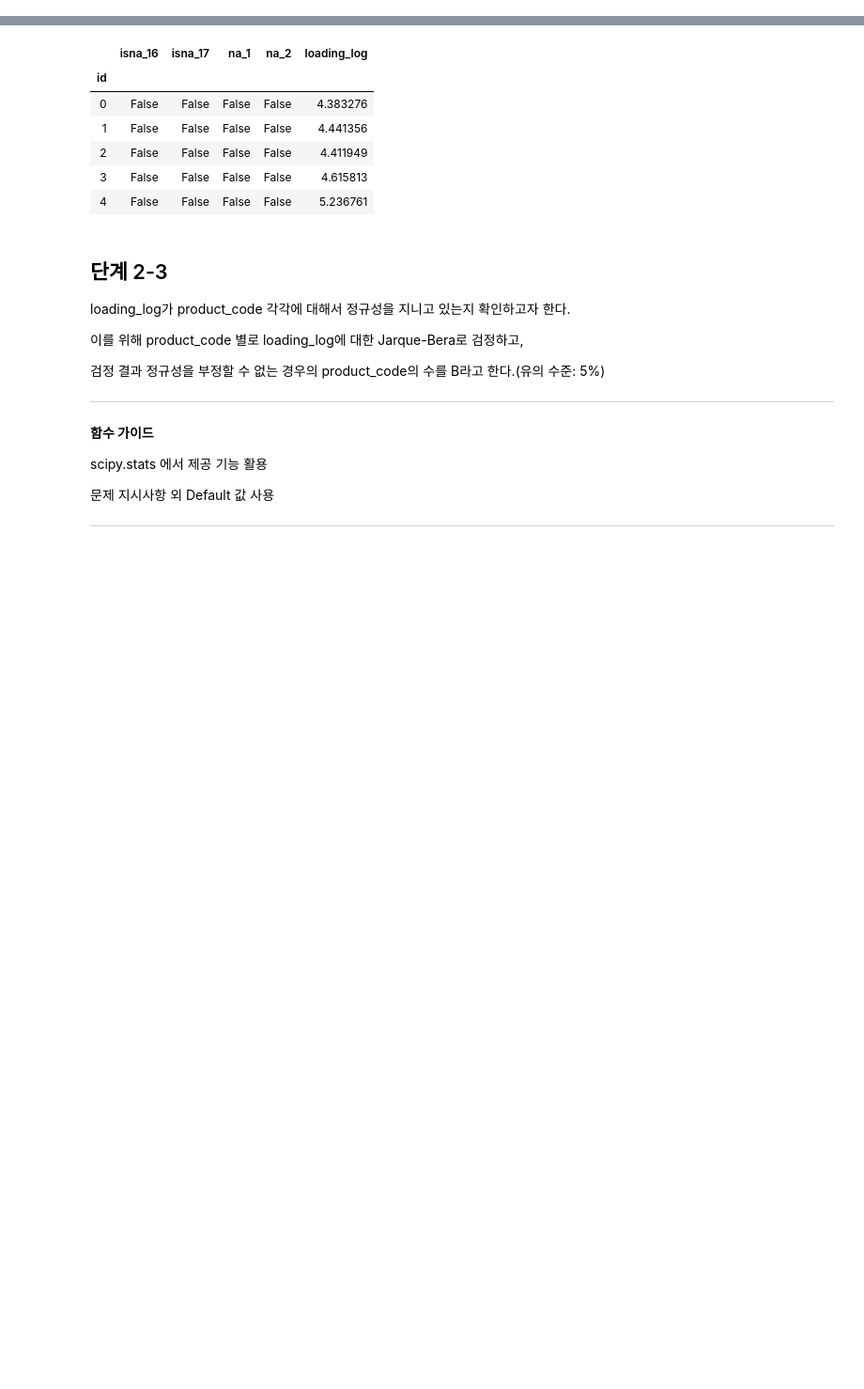
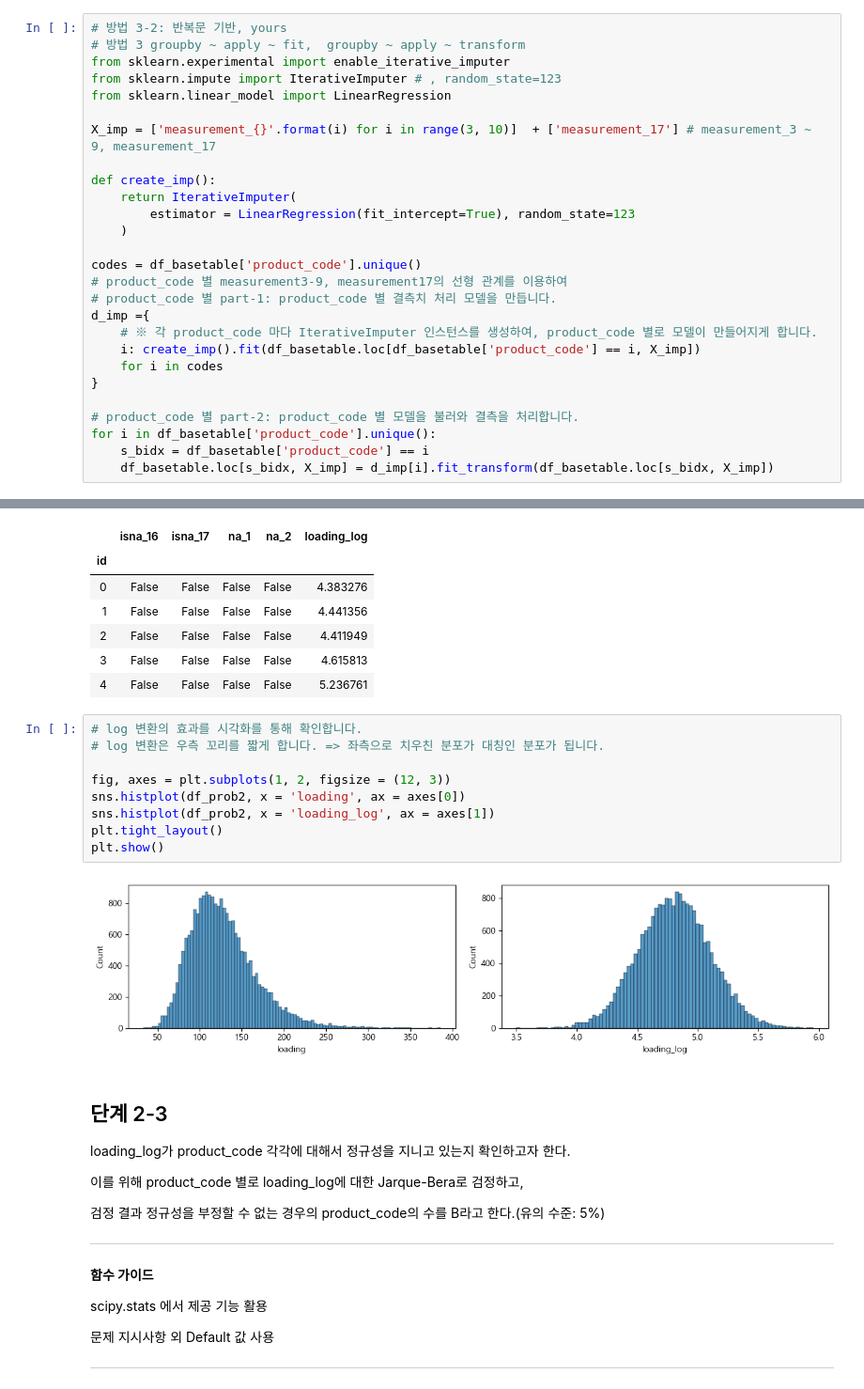
Before and after one commit to sunkusun9/DS_lv3_2607, a Jupyter notebook: sec_ds_lv3_prob1_prob.ipynb, the cells around one changed output, grey strips where cells are left out. Shown at 94% size. Drawn from its saved outputs; the diff is of its cells as text; blank space fills up the shorter version.

```diff
--- a/sec_ds_lv3_prob1_prob.ipynb
+++ b/sec_ds_lv3_prob1_prob.ipynb
@@ -270,3 +304,30 @@ df_basetable[X_imp] = df_basetable.groupby('product_code')[X_imp].apply(
+# %%
+# 방법 3-2: 반복문 기반, yours
+# 방법 3 groupby ~ apply ~ fit,  groupby ~ apply ~ transform
+from sklearn.experimental import enable_iterative_imputer
+from sklearn.impute import IterativeImputer # , random_state=123
+from sklearn.linear_model import LinearRegression
+
+X_imp = ['measurement_{}'.format(i) for i in range(3, 10)]  + ['measurement_17'] # measurement_3 ~ 9, measurement_17
+
+def create_imp():
+    return IterativeImputer(
+        estimator = LinearRegression(fit_intercept=True), random_state=123
+    )
+
+codes = df_basetable['product_code'].unique()
+# product_code 별 measurement3-9, measurement17의 선형 관계를 이용하여
+# product_code 별 part-1: product_code 별 결측치 처리 모델을 만듭니다.
+d_imp ={
+    # ※ 각 product_code 마다 IterativeImputer 인스턴스를 생성하여, product_code 별로 모델이 만들어지게 합니다.
+    i: create_imp().fit(df_basetable.loc[df_basetable['product_code'] == i, X_imp])
+    for i in codes
+}
+
+# product_code 별 part-2: product_code 별 모델을 불러와 결측을 처리합니다.
+for i in df_basetable['product_code'].unique():
+    s_bidx = df_basetable['product_code'] == i
+    df_basetable.loc[s_bidx, X_imp] = d_imp[i].fit_transform(df_basetable.loc[s_bidx, X_imp])
 # %% [markdown]
 ## 단계 3
 
@@ -519,6 +619,17 @@ df_prob2.iloc[:5, -5:]
 | 2 | False | False | False | False | 4.411949 |
 | 3 | False | False | False | False | 4.615813 |
 | 4 | False | False | False | False | 5.236761 |
+# %%
+# log 변환의 효과를 시각화를 통해 확인합니다.
+# log 변환은 우측 꼬리를 짧게 합니다. => 좌측으로 치우친 분포가 대칭인 분포가 됩니다.
+
+fig, axes = plt.subplots(1, 2, figsize = (12, 3))
+sns.histplot(df_prob2, x = 'loading', ax = axes[0])
+sns.histplot(df_prob2, x = 'loading_log', ax = axes[1])
+plt.tight_layout()
+plt.show()
+# %% [output]
+[figure, added]
 # %% [markdown]
 ## 단계 2-3
 
```
Also changed, not shown: parts of 67 cells of this notebook.
